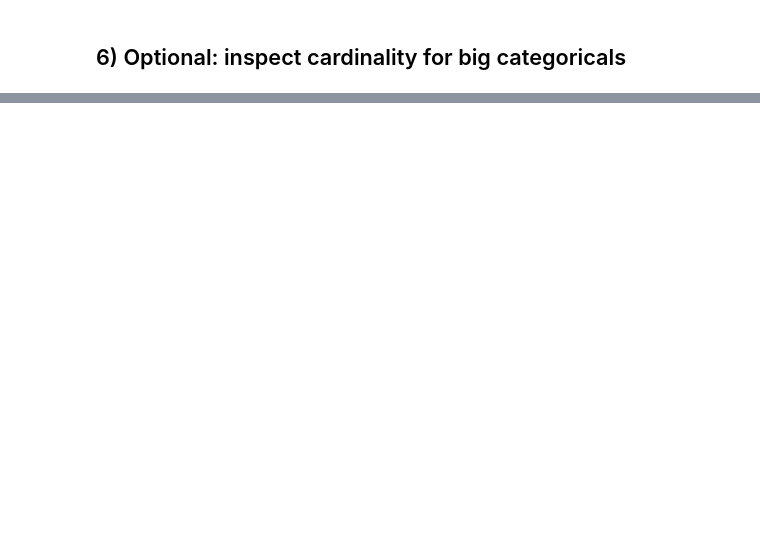
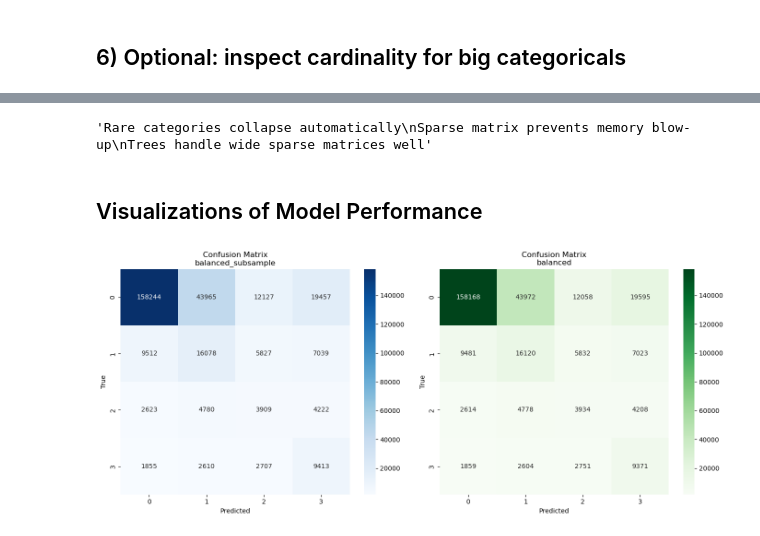
Before and after one commit to ingridalt/DSC-288R-CAPSTONE, a Jupyter notebook: 3_Data_Preprocessing/RandomForest_ACS_ExpandedFeatures.ipynb, the cells around one changed output, grey strips where cells are left out. Saved outputs shown, nothing was run; the diff lists cells and outputs as text; code cells hidden in the pictures; blank space fills up the shorter version.

Commit message:
Update preprocessing baseline and expand Random Forest features

```diff
--- a/3_Data_Preprocessing/RandomForest_ACS_ExpandedFeatures.ipynb
+++ b/3_Data_Preprocessing/RandomForest_ACS_ExpandedFeatures.ipynb
@@ -305,0 +405,20 @@ Confusion matrix:
+# %%
+# ---- Random Forest with class_weight="balanced" ----
+
+rf_bal = RandomForestClassifier(
+    n_estimators=400,
+    min_samples_split=10,
+    min_samples_leaf=5,
+    class_weight="balanced",   # changed from "balanced_subsample"
+    random_state=42,
+    n_jobs=-1
+)
+
+rf_bal.fit(X_train_sparse, y_train)
+
+y_pred_bal = rf_bal.predict(X_test_sparse)
+
+print("=== Random Forest Performance (class_weight='balanced') ===")
+print(classification_report(y_test, y_pred_bal))
+print("Confusion matrix:")
+print(confusion_matrix(y_test, y_pred_bal))
@@ -313,0 +474,32 @@ NameError: name 'df_train_pp' is not defined
+# %%
+'''Rare categories collapse automatically
+Sparse matrix prevents memory blow-up
+Trees handle wide sparse matrices well'''
+# %% [output]
+'Rare categories collapse automatically\nSparse matrix prevents memory blow-up\nTrees handle wide sparse matrices well'
+# %% [markdown]
+## Visualizations of Model Performance
+# %%
+import matplotlib.pyplot as plt
+import seaborn as sns
+from sklearn.metrics import confusion_matrix
+
+cm_sub = confusion_matrix(y_test, y_pred_bss)
+cm_bal = confusion_matrix(y_test, y_pred_bal)
+
+fig, axes = plt.subplots(1, 2, figsize=(14, 6))
+
+sns.heatmap(cm_sub, annot=True, fmt="d", cmap="Blues", ax=axes[0])
+axes[0].set_title("Confusion Matrix\nbalanced_subsample")
+axes[0].set_xlabel("Predicted")
+axes[0].set_ylabel("True")
+
+sns.heatmap(cm_bal, annot=True, fmt="d", cmap="Greens", ax=axes[1])
+axes[1].set_title("Confusion Matrix\nbalanced")
+axes[1].set_xlabel("Predicted")
+axes[1].set_ylabel("True")
+
+plt.tight_layout()
+plt.show()
+# %% [output]
+[figure, added]
```
Also changed, not shown: parts of 20 cells of this notebook, 1 other file.
